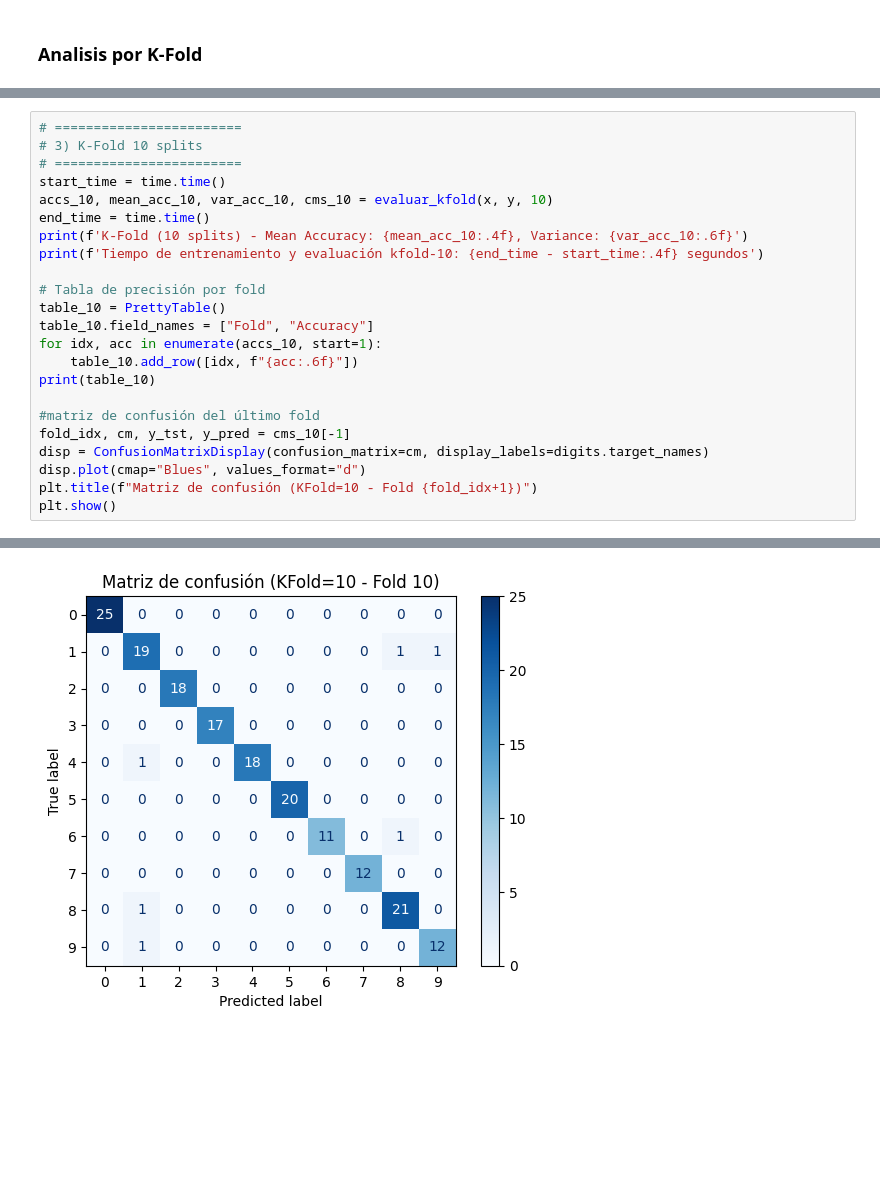
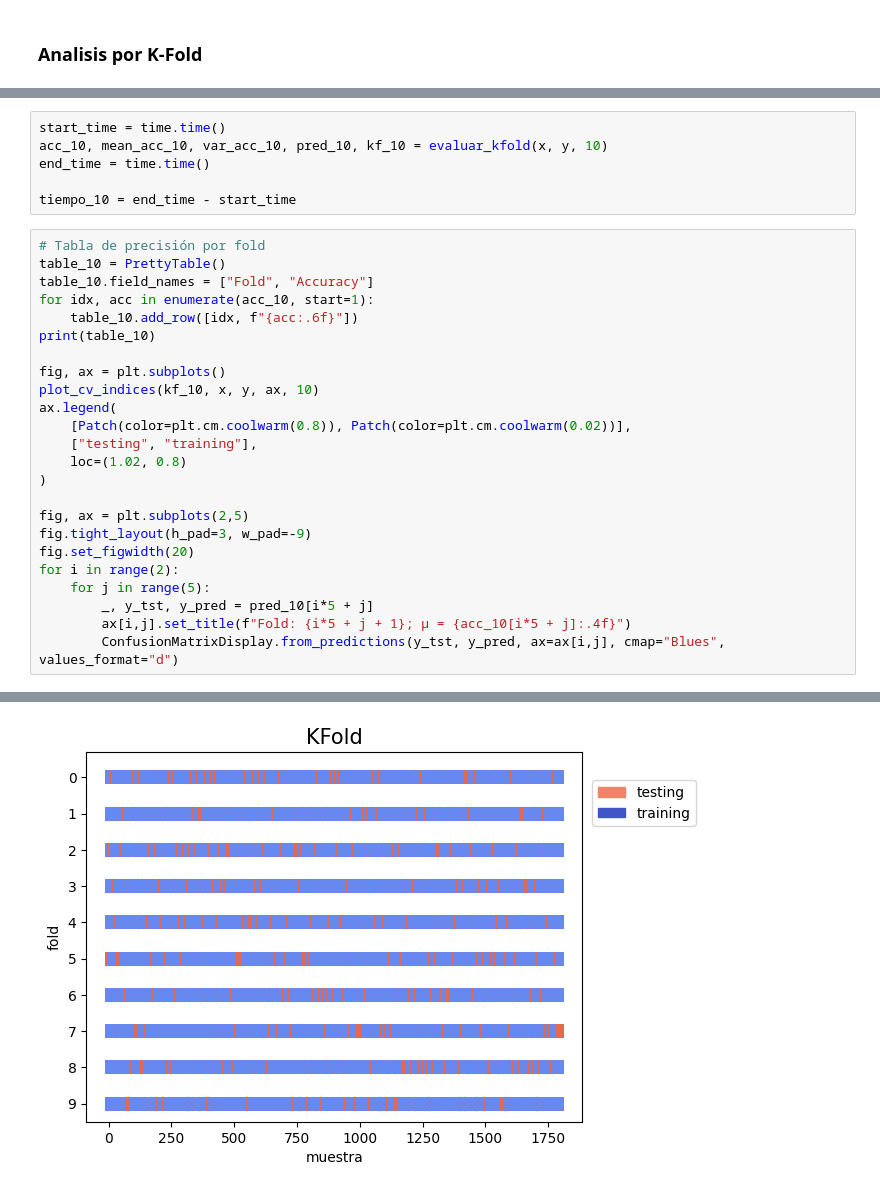
Before and after one commit to Lucasa98/Inteligencia-Computacional-2025, a Jupyter notebook: Práctica/Guia3/Ej1.ipynb, the cells around one changed output, grey strips where cells are left out. Saved outputs shown, nothing was run; the diff lists cells and outputs as text; blank space fills up the shorter version.

```diff
--- a/Práctica/Guia3/Ej1.ipynb
+++ b/Práctica/Guia3/Ej1.ipynb
@@ -132,24 +166,31 @@ Tiempo de entrenamiento y evaluación kfold-5: 2.7000 segundos
+# %%
+start_time = time.time()
+acc_10, mean_acc_10, var_acc_10, pred_10, kf_10 = evaluar_kfold(x, y, 10)
+end_time = time.time()
+
+tiempo_10 = end_time - start_time
 # %%
-# ========================
-# 3) K-Fold 10 splits
-# ========================
-start_time = time.time()
-accs_10, mean_acc_10, var_acc_10, cms_10 = evaluar_kfold(x, y, 10)
-end_time = time.time()
-print(f'K-Fold (10 splits) - Mean Accuracy: {mean_acc_10:.4f}, Variance: {var_acc_10:.6f}')
-print(f'Tiempo de entrenamiento y evaluación kfold-10: {end_time - start_time:.4f} segundos')
-
 # Tabla de precisión por fold
 table_10 = PrettyTable()
 table_10.field_names = ["Fold", "Accuracy"]
-for idx, acc in enumerate(accs_10, start=1):
+for idx, acc in enumerate(acc_10, start=1):
     table_10.add_row([idx, f"{acc:.6f}"])
 print(table_10)
 
-#matriz de confusión del último fold
-fold_idx, cm, y_tst, y_pred = cms_10[-1]
-disp = ConfusionMatrixDisplay(confusion_matrix=cm, display_labels=digits.target_names)
-disp.plot(cmap="Blues", values_format="d")
-plt.title(f"Matriz de confusión (KFold=10 - Fold {fold_idx+1})")
-plt.show()
+fig, ax = plt.subplots()
+plot_cv_indices(kf_10, x, y, ax, 10)
+ax.legend(
+    [Patch(color=plt.cm.coolwarm(0.8)), Patch(color=plt.cm.coolwarm(0.02))],
+    ["testing", "training"],
+    loc=(1.02, 0.8)
+)
+
+fig, ax = plt.subplots(2,5)
+fig.tight_layout(h_pad=3, w_pad=-9)
+fig.set_figwidth(20)
+for i in range(2):
+    for j in range(5):
+        _, y_tst, y_pred = pred_10[i*5 + j]
+        ax[i,j].set_title(f"Fold: {i*5 + j + 1}; μ = {acc_10[i*5 + j]:.4f}")
+        ConfusionMatrixDisplay.from_predictions(y_tst, y_pred, ax=ax[i,j], cmap="Blues", values_format="d")
 # %% [output]
@@ -158,15 +197,15 @@ Tiempo de entrenamiento y evaluación kfold-10: 6.3154 segundos
 +------+----------+
 | Fold | Accuracy |
 +------+----------+
 |  1   | 0.988889 |
 |  2   | 0.983333 |
 |  3   | 0.972222 |
 |  4   | 0.955556 |
 |  5   | 0.972222 |
 |  6   | 0.977778 |
 |  7   | 0.977778 |
 |  8   | 0.977654 |
 |  9   | 0.983240 |
 |  10  | 0.966480 |
 +------+----------+
-[figure, old version]
+[figure, new version]
```
Also changed, not shown: parts of 12 cells of this notebook.
